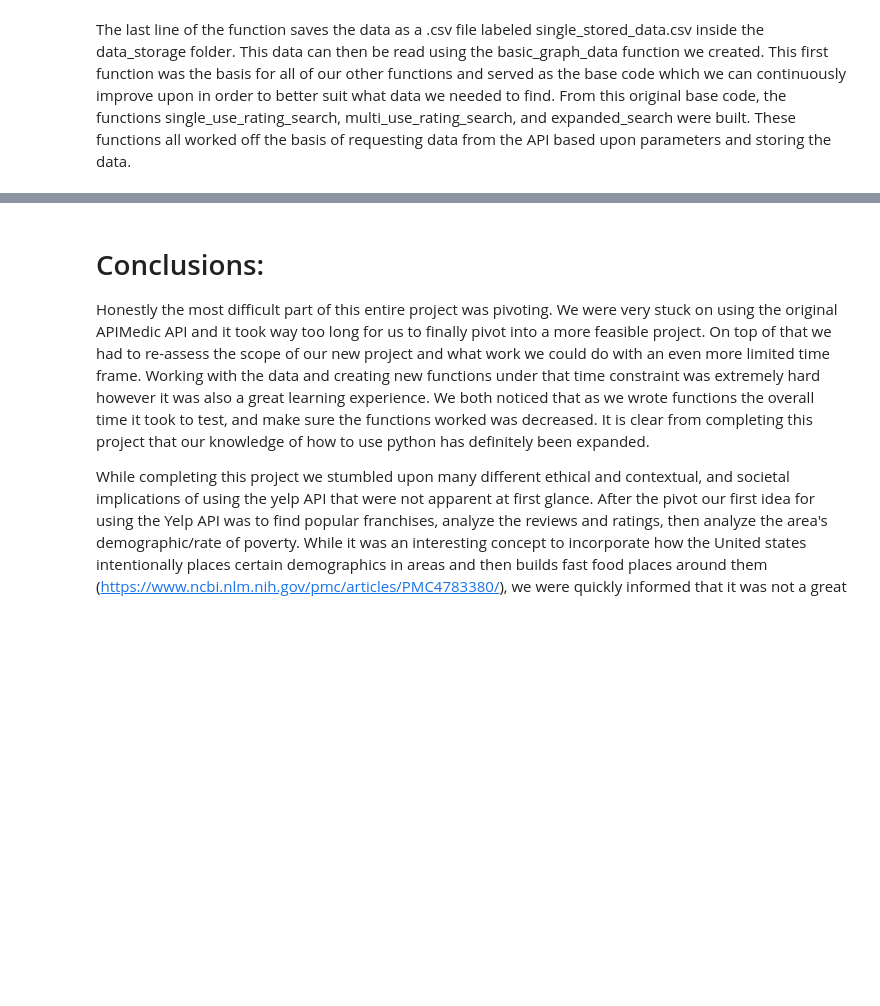
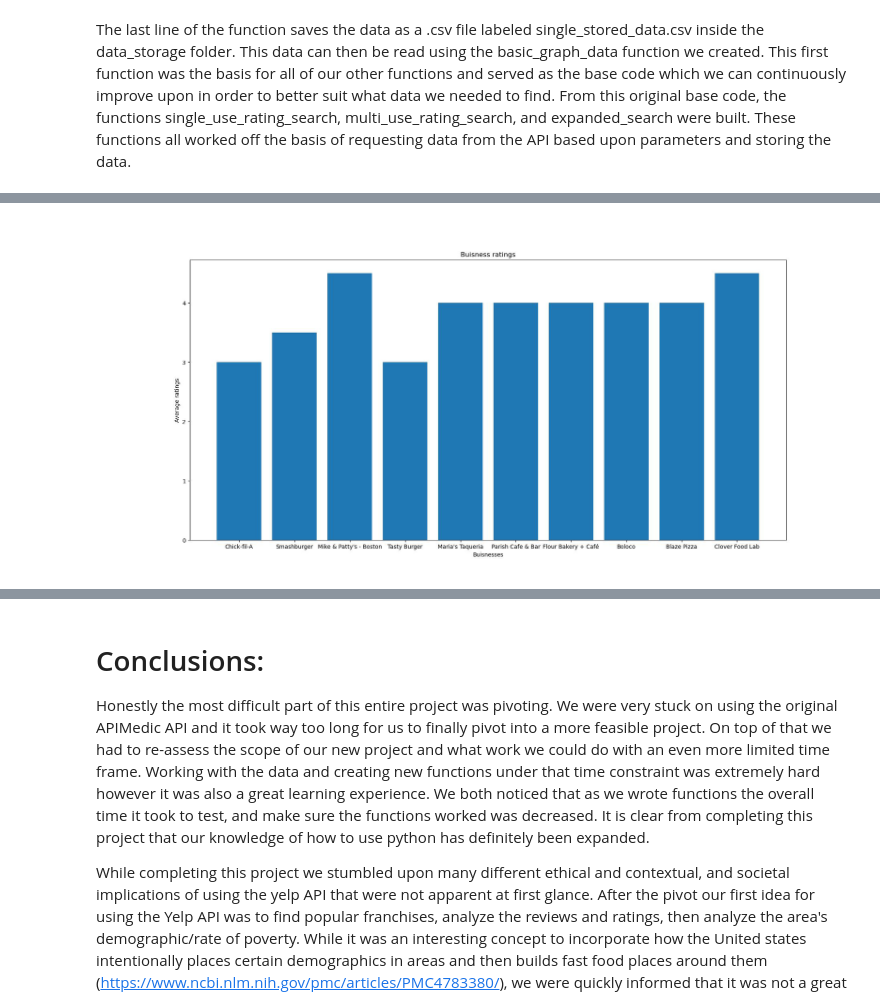
Before and after one commit to olincollege/Yelp-API-Project, a Jupyter notebook: comp_essay.ipynb, the cells around one changed output, grey strips where cells are left out. Cells and saved outputs as stored; diff of their text form; code cells hidden in the pictures; blank space fills up the shorter version.

```diff
--- a/comp_essay.ipynb
+++ b/comp_essay.ipynb
@@ -60,0 +64,7 @@ avg_finder which was the most complex of the graphing functions takes in a csv d
+# %%
+#run this to display graph
+from PIL import Image
+im = Image.open(r"visuals/avg buiz ratings.JPG")
+im.show()
+# %% [output]
+[figure, added]
```
Also changed, not shown: parts of 7 cells of this notebook.
